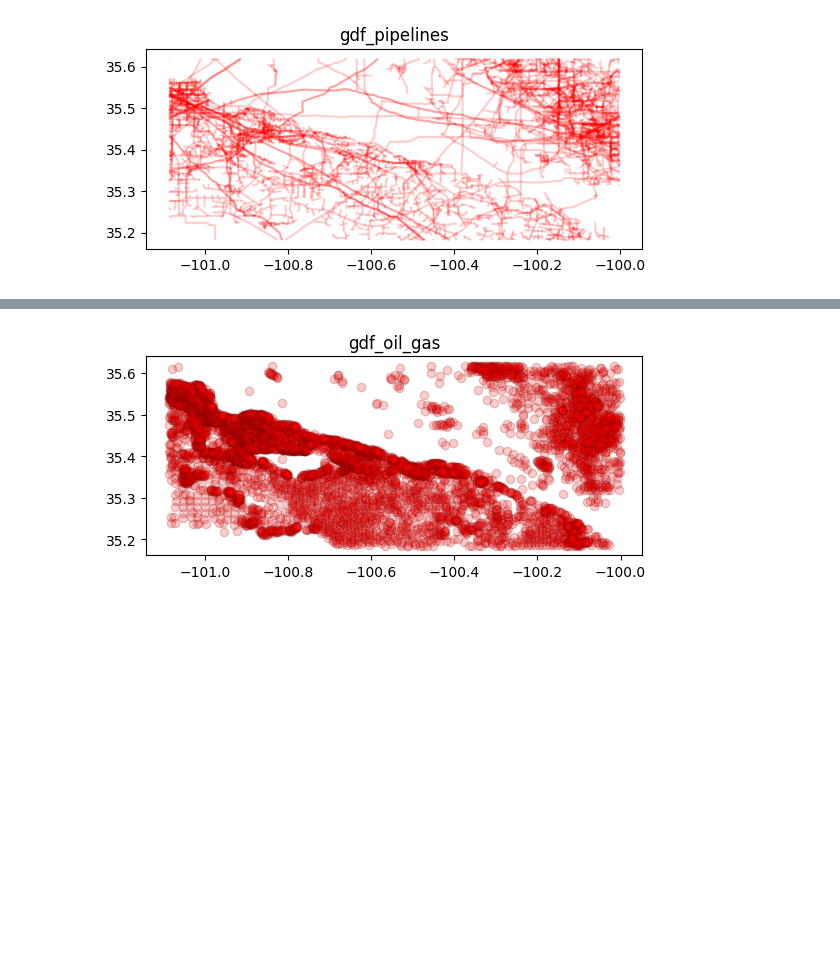
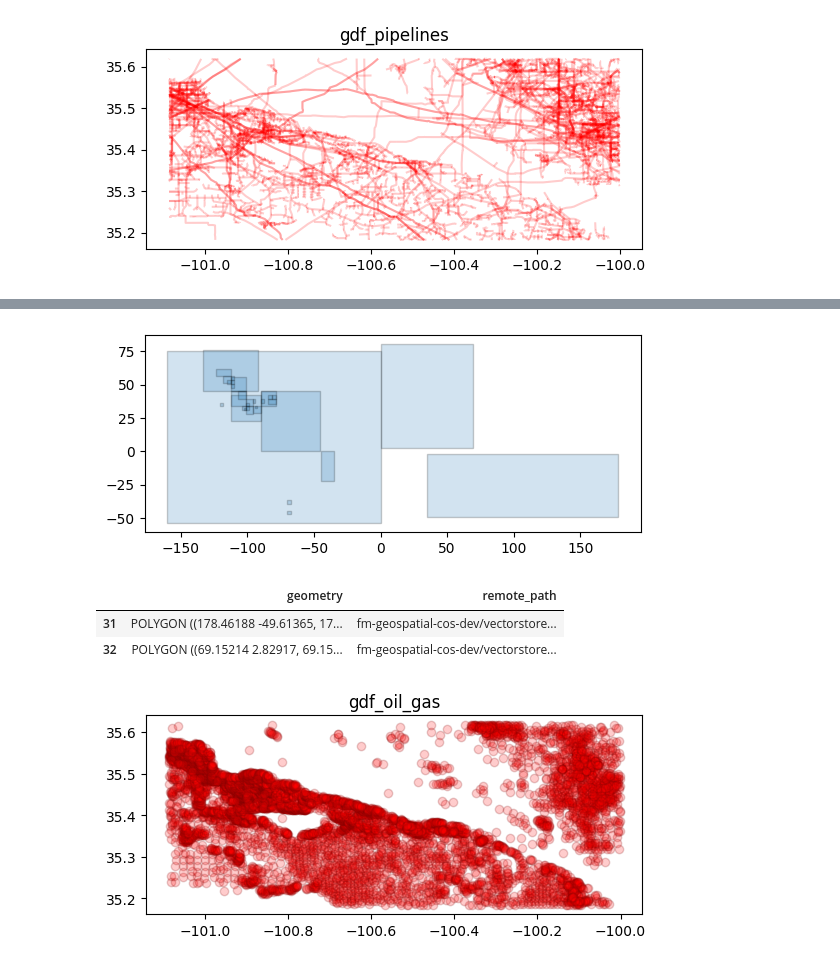
Before and after one commit to IBM/tensorlakehouse, a Jupyter notebook: examples/query_cos_oil_gas.ipynb, the cells around one changed output, grey strips where cells are left out. Cells and saved outputs as stored; diff of their text form; code cells hidden in the pictures; blank space fills up the shorter version.

```diff
--- a/examples/query_cos_oil_gas.ipynb
+++ b/examples/query_cos_oil_gas.ipynb
@@ -231,0 +291,15 @@ Wall time: 29.2 s
+# %%
+%%time
+# Smart Query: Worldwide Oil and Gas Dataset
+
+# (A) Get the file-level spatial metadata
+gdf_meta_geo_oil_gas = file_geo_metadata(remote_directory_oil_gas, remote_fs)
+
+remote_paths_filtered = list(gdf_meta_geo_oil_gas[gdf_meta_geo_oil_gas.intersects(query_polygon)]['remote_path'])
+print('remote_paths_filtered', len(remote_paths_filtered))
+
+gdf_oil_gas = query_remote(
+    remote_paths_filtered, query_polygon, endpoint_url, access_key_id, secret_access_key
+)
+gdf_oil_gas['geometry'] = gdf_oil_gas.intersection(query_polygon) # Cuts the shapes
+gdf_oil_gas.tail(2)
@@ -232,3 +315,12 @@ Wall time: 29.2 s
+# %%
+gdf_meta_geo_oil_gas.plot(edgecolor='k', alpha=0.2)
+plt.show()
+gdf_meta_geo_oil_gas.tail(2)
+# %% [output]
+[figure, added]
+|  | geometry | remote_path |
+| 31 | POLYGON ((178.46188 -49.61365, 17... | fm-geospatial-cos-dev/vectorstore... |
+| 32 | POLYGON ((69.15214 2.82917, 69.15... | fm-geospatial-cos-dev/vectorstore... |
 # %%
 gdf_oil_gas.plot(color='red', edgecolor='maroon', alpha=.2)
 plt.title('gdf_oil_gas')
```
Also changed, not shown: parts of 11 cells of this notebook.
